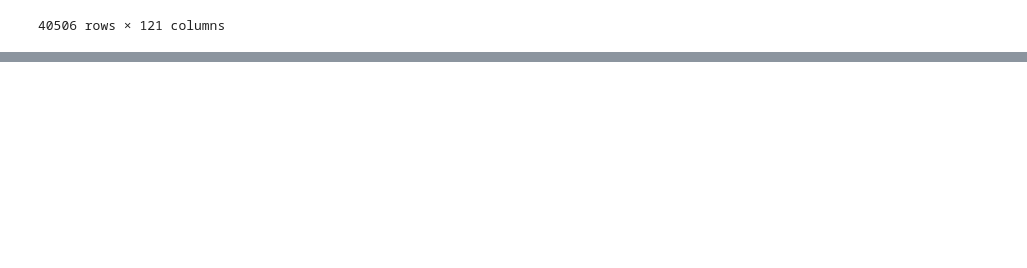
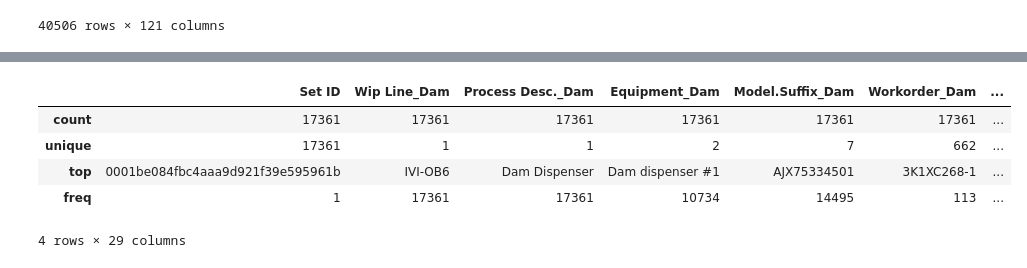
Before and after one commit to Downy-newlearner/find_abnormal, a Jupyter notebook: practice.ipynb, the cells around one changed output, grey strips where cells are left out. Drawn from its saved outputs; the diff is of its cells as text; code cells hidden in the pictures; blank space fills up the shorter version.

```diff
--- a/practice.ipynb
+++ b/practice.ipynb
@@ -53,0 +75,9 @@ train_cleaned.to_csv('train_second.csv', index=False)
+# %%
+test_cleaned.describe(include='O')
+# %% [output]
+|  | Set ID | Wip Line_Dam | Process Desc._Dam | Equipment_Dam | Model.Suffix_Dam | Workorder_Dam | ... |
+| count | 17361 | 17361 | 17361 | 17361 | 17361 | 17361 | ... |
+| unique | 17361 | 1 | 1 | 2 | 7 | 662 | ... |
+| top | 0001be084fbc4aaa9d921f39e595961b | IVI-OB6 | Dam Dispenser | Dam dispenser #1 | AJX75334501 | 3K1XC268-1 | ... |
+| freq | 1 | 17361 | 17361 | 10734 | 14495 | 113 | ... |
+4 rows × 29 columns
```
Also changed, not shown: parts of 6 cells of this notebook, 1 other file.
